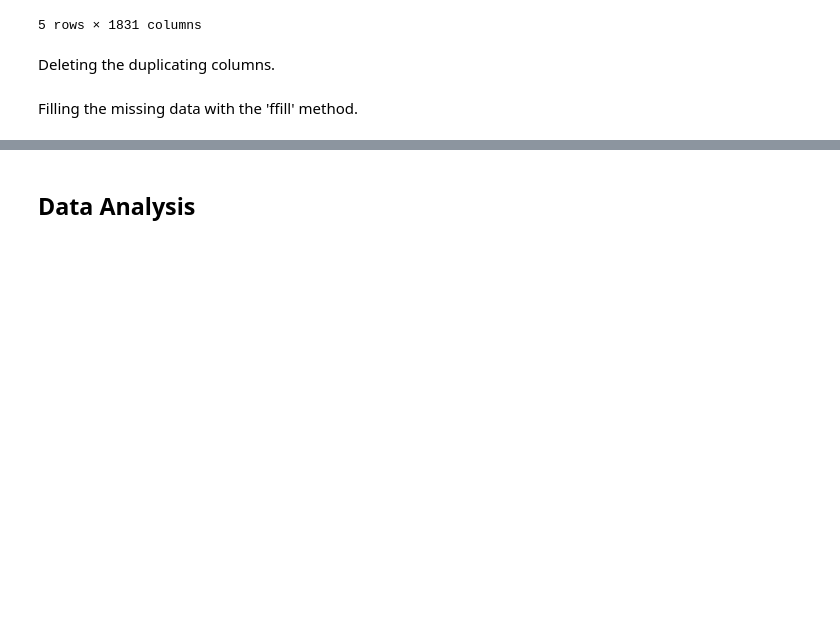
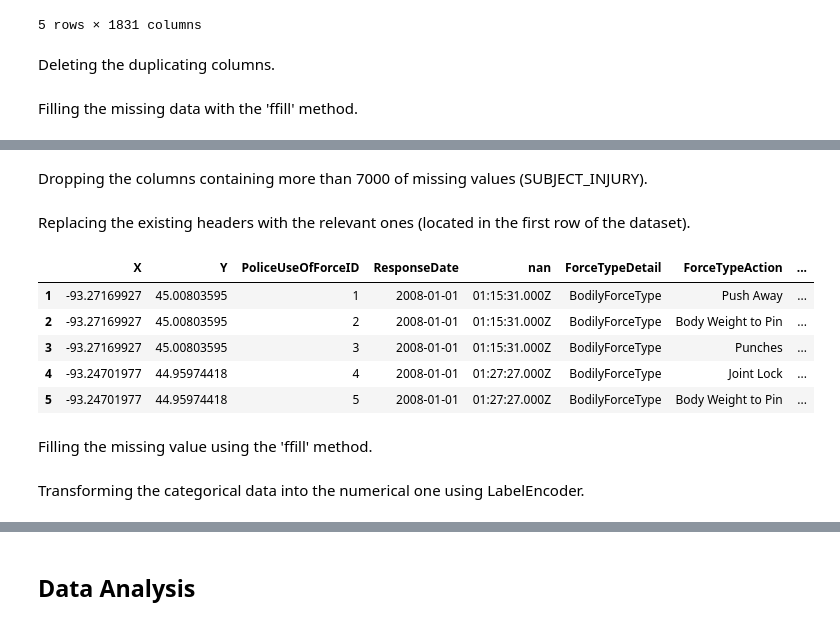
Before and after one commit to STASYA00/DS-DS, a Jupyter notebook: Notebooks/Cleaning_Data.ipynb, the cells around one changed output, grey strips where cells are left out. Drawn from its saved outputs; the diff is of its cells as text; code cells hidden in the pictures; blank space fills up the shorter version.

Commit message:
modified:   Notebooks/.ipynb_checkpoints/Cleaning_Data-checkpoint.ipynb 	modified:   Notebooks/Cleaning_Data.ipynb

```diff
--- a/Notebooks/Cleaning_Data.ipynb
+++ b/Notebooks/Cleaning_Data.ipynb
@@ -127,0 +191,19 @@ b = new_df1.fillna(method='ffill')
+# %% [markdown]
+Dropping the columns containing more than 7000 of missing values (SUBJECT_INJURY).
+# %%
+inter = interview_ds.drop(['SUBJECT_INJURY'], axis=1)
+# %% [markdown]
+Replacing the existing headers with the relevant ones (located in the first row of the dataset).
+# %%
+inter.columns = inter.iloc[0] # Replacing the existing headers with the relevant columns' names (those of the first row).
+inter.drop([0], axis=0, inplace=True) # dropping the first line of the dataset as it contains the headers
+inter.head()
+# %% [output]
+|  | X | Y | PoliceUseOfForceID | ResponseDate | nan | ForceTypeDetail | ForceTypeAction | ... |
+| 1 | -93.27169927 | 45.00803595 | 1 | 2008-01-01 | 01:15:31.000Z | BodilyForceType | Push Away | ... |
+| 2 | -93.27169927 | 45.00803595 | 2 | 2008-01-01 | 01:15:31.000Z | BodilyForceType | Body Weight to Pin | ... |
+| 3 | -93.27169927 | 45.00803595 | 3 | 2008-01-01 | 01:15:31.000Z | BodilyForceType | Punches | ... |
+| 4 | -93.24701977 | 44.95974418 | 4 | 2008-01-01 | 01:27:27.000Z | BodilyForceType | Joint Lock | ... |
+| 5 | -93.24701977 | 44.95974418 | 5 | 2008-01-01 | 01:27:27.000Z | BodilyForceType | Body Weight to Pin | ... |
+# %% [markdown]
+Filling the missing value using the 'ffill' method.
@@ -127,0 +212,2 @@ b = new_df1.fillna(method='ffill')
+# %% [markdown]
+Transforming the categorical data into the numerical one using LabelEncoder.
```
Also changed, not shown: parts of 25 cells of this notebook.
